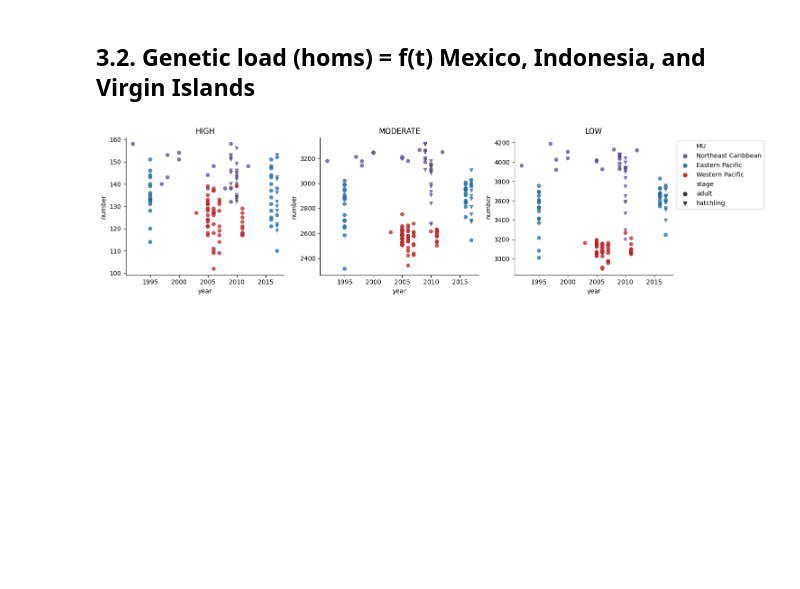
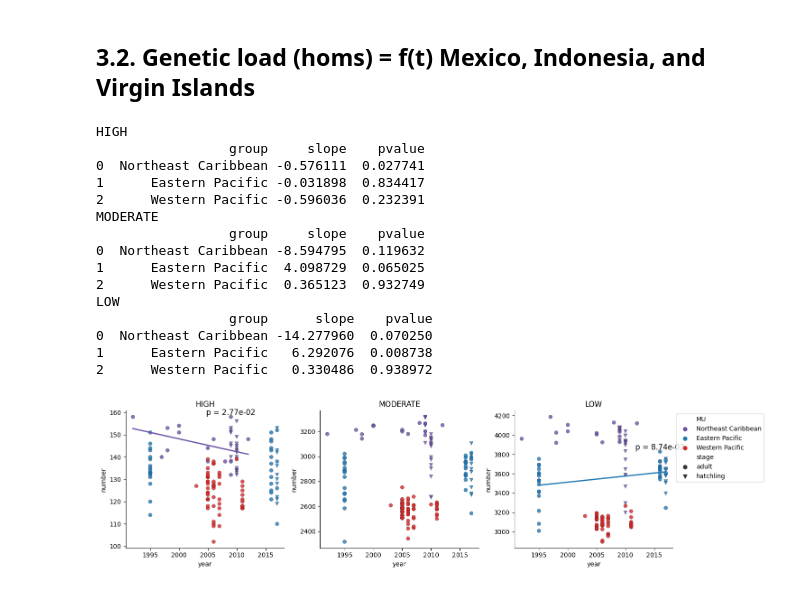
Before and after one commit to osipovarev/Leatherback_popgen, a Jupyter notebook: inbreeding_analysis.ipynb, the cells around one changed output. Saved outputs shown, nothing was run; the diff lists cells and outputs as text; code cells hidden in the pictures; blank space fills up the shorter version.

```diff
--- a/inbreeding_analysis.ipynb
+++ b/inbreeding_analysis.ipynb
@@ -21,7 +22,7 @@ def load_sample_info(file_path):
     df = pd.read_csv(file_path, sep='\t')[[
         'sample_ID', 'rookery-region', 'Year', 'group-Lkadj',
         'Management units - based on DNA', 'Post_dupe_depth_2_all_LKGATK_USE',
-        'Exclude-all_GL_ROH_analyses', 'Sequencing_source-type', 'Stage_Class'
+        'Exclude-all_GL_ROH_analyses', 'Sequencing_source-type', 'Stage_Class', 'Ok notes'
     ]]
     return df.rename(columns={
         'sample_ID': 'sample',
@@ -31,6 +32,7 @@ def load_sample_info(file_path):
         'Management units - based on DNA': 'MU',
         'Post_dupe_depth_2_all_LKGATK_USE': 'depth',
         'Exclude-all_GL_ROH_analyses': 'exclude',
+        'Ok notes': 'outlier',
         'Sequencing_source-type': 'batch',
         'Stage_Class': 'stage'
     })
@@ -94,7 +127,7 @@ population_palette_dict = {
 # %%
 def plot_scatter_grid(
     df, values, x, group_col, hue_palette,
-    ncols=3, save_path=None):
+    ncols=3, save_path=None, regress=False):
 
     nplots = len(values)
     nrows = (nplots + ncols - 1) // ncols
@@ -120,6 +153,8 @@ def plot_scatter_grid(
             style = None
             markers_dict = None
 
+        dfi = dfi[['sample', x, y, group_col, 'stage']].drop_duplicates()
+
         sns.scatterplot(
             ax=axi, data=dfi, x=x, y=y, hue=group_col,
             alpha=0.8, edgecolor='k', linewidth=0.2,
@@ -135,6 +170,12 @@ def plot_scatter_grid(
         else:
             axi.get_legend().set_visible(False)
 
+        # Check regression
+        if regress:
+            stats_df = plot_regression(axi, dfi, group_col, x, y, palette=hue_palette)
+            print(v)
+            print(stats_df)
+
     # Hide any unused subplots
     for ax in axes[nplots:]:
         ax.axis('off')
@@ -511,6 +552,7 @@ plot_scatter_main(
 ## 3.1. ROH = f(t) Mexico, Indonesia, and Virgin Islands
 # %%
 values = ['L_less100', 'L_100_500', 'L_more500', 'number_ROH', 'F_ROH']
+group = 'rookery'
 x = 'year'
 
 temporal_groups = ['Mexico', 'Virgin Islands', 'Indonesia']
@@ -518,10 +560,11 @@ df = df_roh_merged[df_roh_merged[group].isin(temporal_groups)]
 df['stage'] = df['stage'].fillna('adult')
 
 plot_scatter_grid(
-    df=df,
+    df=df.dropna(subset=[x]),
     values=values,
     x=x,
     group_col='MU',
     hue_palette=mu_palette_dict,
-    save_path=f'temporal.ROH.{x}.pdf');
+    save_path=f'temporal.ROH.{x}.pdf',
+    regress=True);
 # %% [output]
@@ -531,14 +591,30 @@ plot_scatter_grid(
 # %%
 impacts = ['HIGH', 'MODERATE', 'LOW']
 group = 'rookery'
 x = 'year'
 
 plot_scatter_grid(
-    df=df,
+    df=df.dropna(subset=[x]),
     values=impacts,
     x=x,
     group_col='MU',
     hue_palette=mu_palette_dict,
-    save_path=f'temporal.homs_by_impact.{x}.pdf');
+    save_path=f'temporal.homs_by_impact.{x}.pdf',
+    regress=True);
 # %% [output]
+HIGH
+                 group     slope    pvalue
+0  Northeast Caribbean -0.576111  0.027741
+1      Eastern Pacific -0.031898  0.834417
+2      Western Pacific -0.596036  0.232391
+MODERATE
+                 group     slope    pvalue
+0  Northeast Caribbean -8.594795  0.119632
+1      Eastern Pacific  4.098729  0.065025
+2      Western Pacific  0.365123  0.932749
+LOW
+                 group      slope    pvalue
+0  Northeast Caribbean -14.277960  0.070250
+1      Eastern Pacific   6.292076  0.008738
+2      Western Pacific   0.330486  0.938972
-[figure, old version]
+[figure, new version]
```
Also changed, not shown: parts of 4 cells of this notebook, 38 other files.
